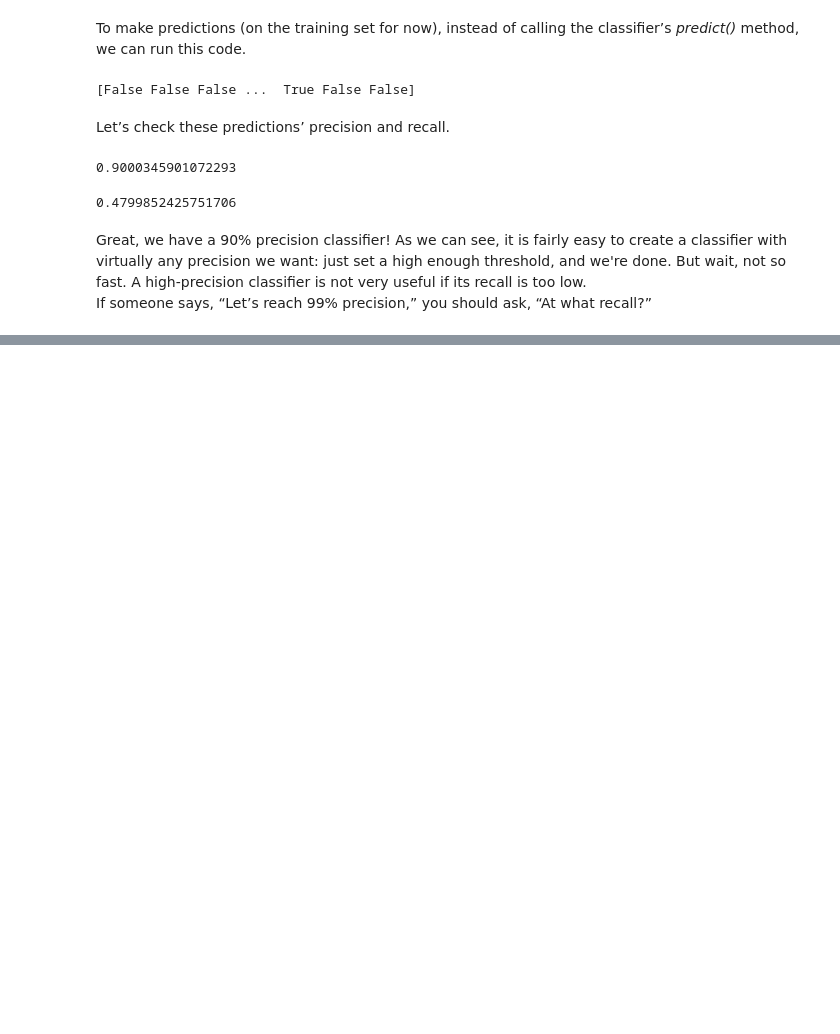
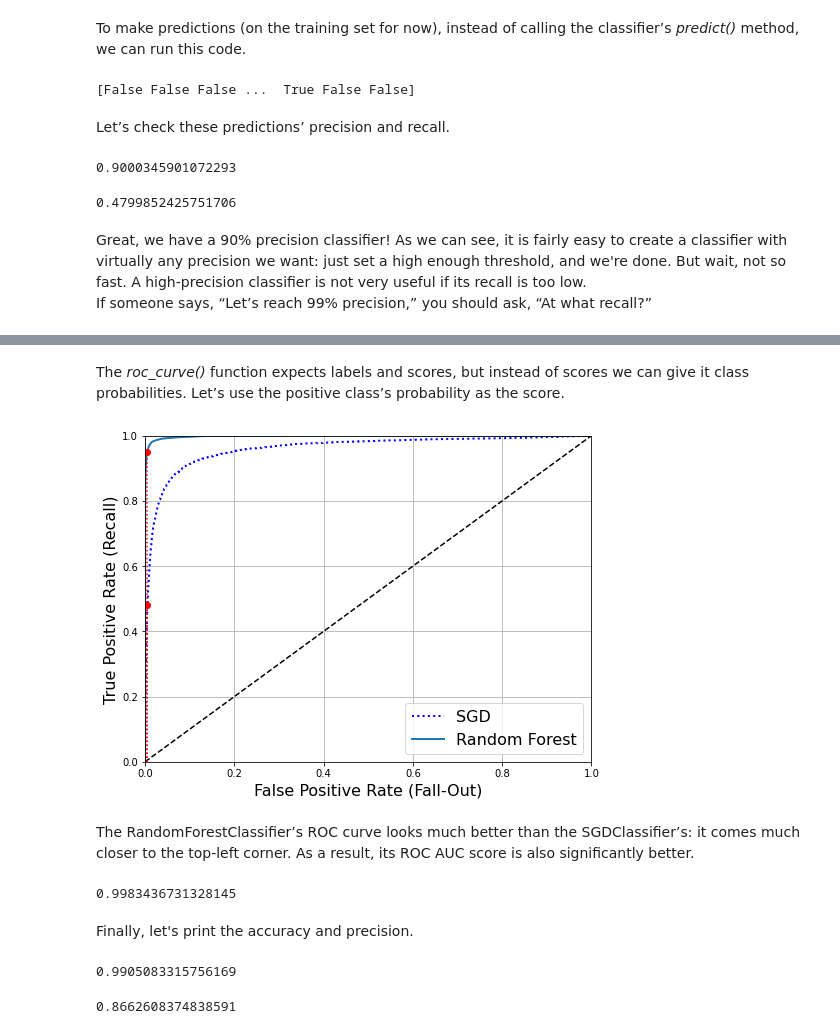
Before and after one commit to whatiskeptiname/HOML-Notes, a Jupyter notebook: MNIST.ipynb, the cells around one changed output, grey strips where cells are left out. Drawn from its saved outputs; the diff is of its cells as text; code cells hidden in the pictures; blank space fills up the shorter version.

Commit message:
calculated final precision and recall for binary classifier

```diff
--- a/MNIST.ipynb
+++ b/MNIST.ipynb
@@ -392,0 +387,44 @@ y_probas_forest = cross_val_predict(forest_clf, X_train, y_train, cv=3,
+# %%
+from sklearn.ensemble import RandomForestClassifier
+
+forest_clf = RandomForestClassifier(n_estimators=100, random_state=42)
+y_probas_forest = cross_val_predict(forest_clf, X_train, y_train_5, cv=3,
+                                    method="predict_proba")
+# %% [markdown]
+The  *roc_curve()* function  expects  labels  and  scores,  but  instead  of  scores  we  can give it class probabilities. Let’s use the positive class’s probability as the score.
+# %%
+y_scores_forest = y_probas_forest[:, 1] # score = proba of positive class
+fpr_forest, tpr_forest, thresholds_forest = roc_curve(y_train_5, y_scores_forest)
+# %%
+recall_for_forest = tpr_forest[np.argmax(fpr_forest >= fpr_90)]
+
+plt.figure(figsize=(8, 6))
+plt.plot(fpr, tpr, "b:", linewidth=2, label="SGD")
+plot_roc_curve(fpr_forest, tpr_forest, "Random Forest")
+plt.plot([fpr_90, fpr_90], [0., recall_90_precision], "r:")
+plt.plot([0.0, fpr_90], [recall_90_precision, recall_90_precision], "r:")
+plt.plot([fpr_90], [recall_90_precision], "ro")
+plt.plot([fpr_90, fpr_90], [0., recall_for_forest], "r:")
+plt.plot([fpr_90], [recall_for_forest], "ro")
+plt.grid(True)
+plt.legend(loc="lower right", fontsize=16)
+plt.show()
+# %% [output]
+[figure, added]
+# %% [markdown]
+The RandomForestClassifier’s ROC curve looks much better  than  the  SGDClassifier’s:  it  comes  much  closer  to  the  top-left  corner.  As  a result, its ROC AUC score is also significantly better.
+# %%
+roc_auc_score(y_train_5, y_scores_forest)
+# %% [output]
+0.9983436731328145
+# %% [markdown]
+Finally, let's print the accuracy and precision.
+# %%
+y_train_pred_forest = cross_val_predict(forest_clf, X_train, y_train_5, cv=3)
+precision_score(y_train_5, y_train_pred_forest)
+# %% [output]
+0.9905083315756169
+# %%
+recall_score(y_train_5, y_train_pred_forest)
+# %% [output]
+0.8662608374838591
```
Also changed, not shown: parts of 16 cells of this notebook.
